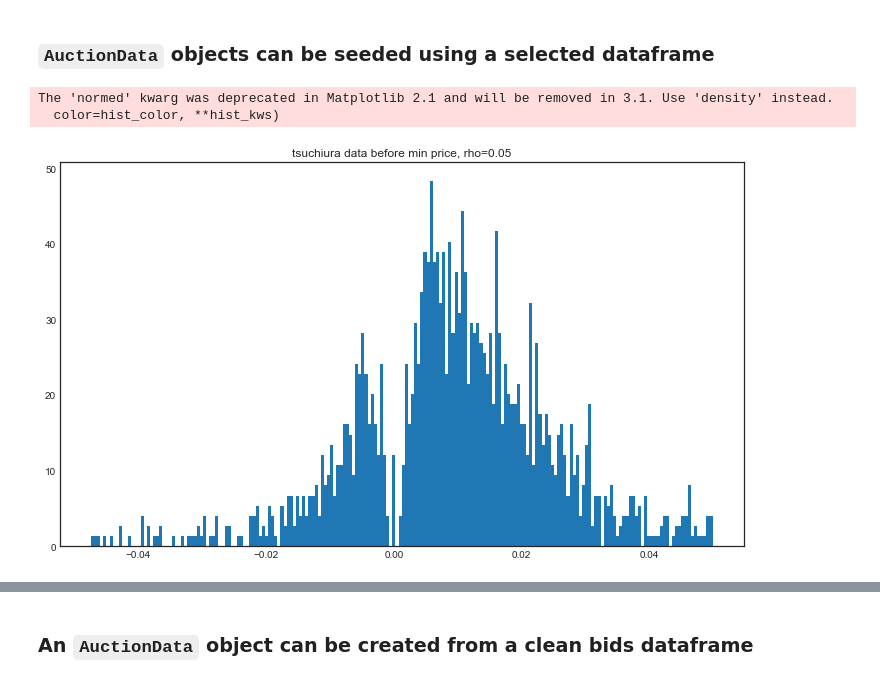
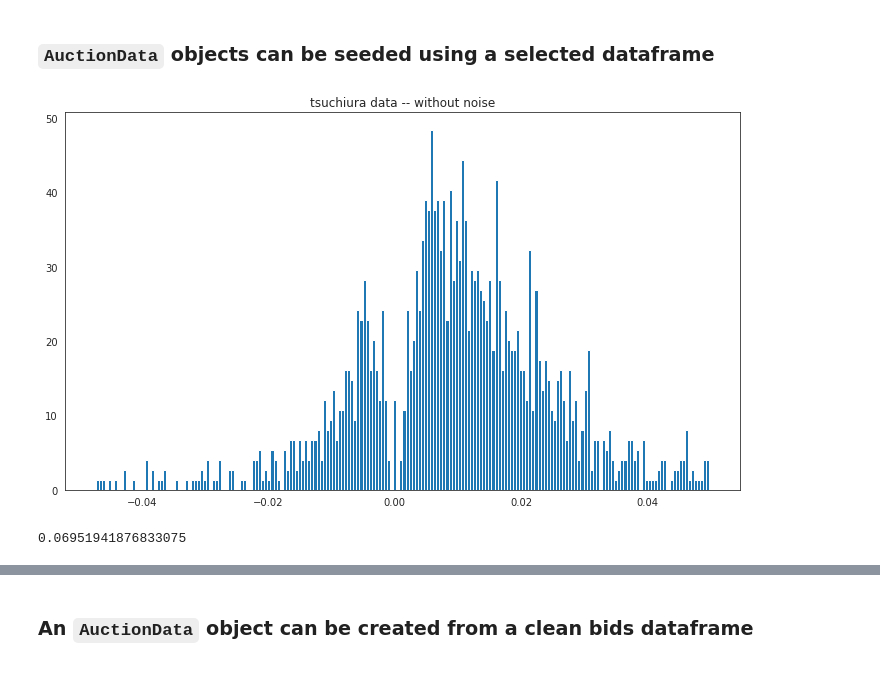
Before and after one commit to sylvaingchassang/missing_bids, a Jupyter notebook: notebooks/example_tsuchiura.ipynb, the cells around one changed output, grey strips where cells are left out. Cells and saved outputs as stored; diff of their text form; code cells hidden in the pictures.

```diff
--- a/notebooks/example_tsuchiura.ipynb
+++ b/notebooks/example_tsuchiura.ipynb
@@ -65,9 +63,11 @@ tsuchiura_before_min_price = auction_data.AuctionData(
 # %%
 delta = tsuchiura_before_min_price.df_bids.norm_bid - tsuchiura_before_min_price.df_bids.most_competitive
 rho = .05
 delta = delta[delta.between(-rho, rho)]
-hist_plot(delta, 'tsuchiura data before min price, rho={}'.format(rho))
+hist_plot(delta, 'tsuchiura data -- without noise')
 # %% [output]
-The 'normed' kwarg was deprecated in Matplotlib 2.1 and will be removed in 3.1. Use 'density' instead.
-  color=hist_color, **hist_kws)
-[figure, old version]
+[figure, new version]
+# %%
+tsuchiura_data.df_bids.norm_bid.std()
+# %% [output]
+0.06951941876833075
```
Also changed, not shown: parts of 4 cells of this notebook, 1 other file.
